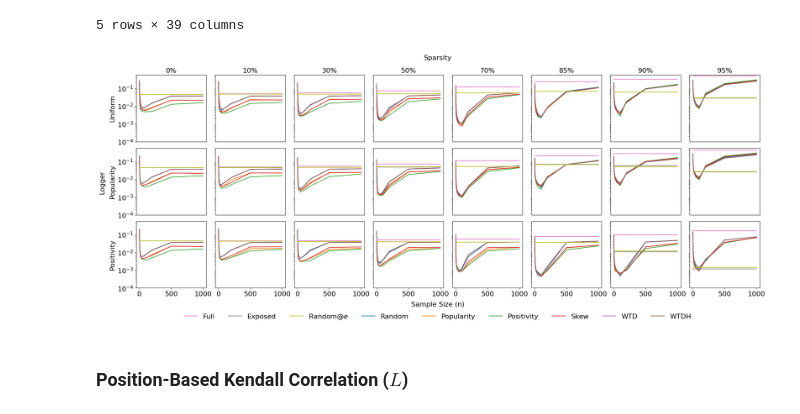
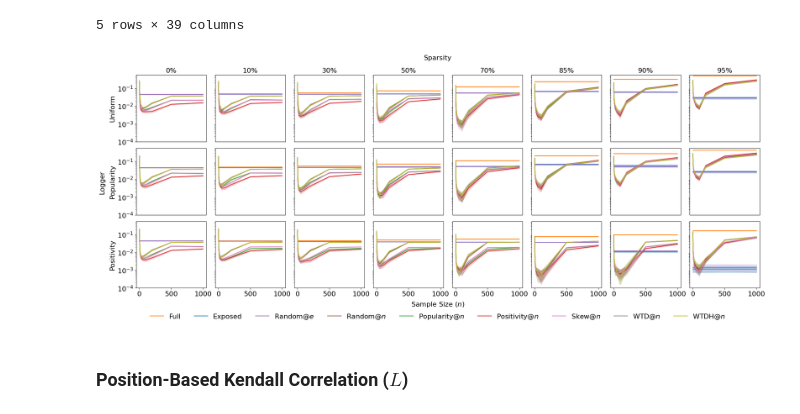
Before and after one commit to LatinUFMG/recommenders-sampling, a Jupyter notebook: experiments/sampling/paper_plots.ipynb, the cells around one changed output. Saved outputs shown, nothing was run; the diff lists cells and outputs as text; code cells hidden in the pictures.

```diff
--- a/experiments/sampling/paper_plots.ipynb
+++ b/experiments/sampling/paper_plots.ipynb
@@ -364,18 +364,24 @@ def format_sampler_name(c, return_at=False):
     if not return_at:
         c = c.split("@")[0]
 
-    c = c.split("-")[-1].replace("CNC", "").capitalize().replace("Randexpo", "Random@$e$")
+    c = c.split("-")[-1].replace("CNC", "").capitalize()
+    if c.startswith("Random"):
+        c = "Random@$n$"
+    if c.startswith("Randexpo"):
+        c = "Random@$e$"
     if c == "Gt":
         c = "GT"
     if c.startswith("Wtd"):
-        c = c.upper()
+        c = c.upper() + "@$n$"
     if c.startswith("Pop"):
-        c = "Popularity"
+        c = "Popularity" + "@$n$"
     if c.startswith("Pos"):
-        c = "Positivity"
+        c = "Positivity" + "@$n$"
+    if c.startswith("Skew"):
+        c = "Skew" + "@$n$"
 
     if "@" in c and return_at:
-        c += ("@" + c.split("@")[-1] if return_at else "")
+        c = (c.split("@")[0] + "@" + c.split("@")[-1] if return_at else "")
     return c
 
 plt.rcParams.update({'font.size': 16})
@@ -400,7 +406,7 @@ def sort_sampler_index(s):
     return tuple(sort_key)
 
 def sort_legend(handle, labels):
-    expected_order = {"GT": 0, "Full": 1, "Exposed": 2, "Random@$e$": 3, "Random@$n$": 4, "Popularity": 5, "Positivity": 6, "Skew": 7, "WTD": 8, "WTDH": 9}
+    expected_order = {"GT": 0, "Full": 1, "Exposed": 2, "Random@$e$": 3, "Random@$n$": 4, "Popularity@$n$": 5, "Positivity@$n$": 6, "Skew@$n$": 7, "WTD@$n$": 8, "WTDH@$n$": 9}
     sorted_indices = sorted(range(len(labels)), key=lambda i: expected_order.get(labels[i], len(expected_order)))
     sorted_handles = [handle[i] for i in sorted_indices]
     sorted_labels = [labels[i] for i in sorted_indices]
@@ -412,6 +418,7 @@ labels = None
 percentages_to_plot = [0, 10, 30, 50, 70, 85, 90, 95]
 
 ncols = len(bias_types)
+sns.color_palette("Set2", n_colors=9)
 fig, axes = plt.subplots(nrows=len(bias_types), ncols=len(percentages_to_plot), figsize=(22, 8))
 
 default_cols = ["CNCFULL", "EXPOSED", "CNCRANDEXPO"]
@@ -426,11 +433,22 @@ for i, biastype in enumerate(bias_types):
         df_ties_plot = (
             df_ties_plot
             .drop("sampler_size", axis=1)
-            .groupby(["sampler", "bias"]).mean(["tie_ratio"])
         )
 
         vmax = df_ties_plot["tie_ratio"].max()
-        df_ties_plot = df_ties_plot.pivot_table(index="sampler", columns="bias", values="tie_ratio")
+
+        # Pivot the DataFrame to create a grid for plotting
+        df_ties_plot2 = df_ties_plot.groupby(["sampler", "bias"])["tie_ratio"].apply(list)
+        dict_of_list_df_to_union = {}
+        for col, col_vals in df_ties_plot2.items():
+            if col[0] == "GT":
+                continue
+            dict_of_list_df_to_union.setdefault(col[0], pd.DataFrame())
+            dict_of_list_df_to_union[col[0]][col[1]] = col_vals
+            dict_of_list_df_to_union[col[0]]["sampler"] = col[0]
+        df_ties_plot = pd.concat([v for _, v in dict_of_list_df_to_union.items()]).set_index("sampler")
+        ###
+
         df_ties_plot["sort_index"] = df_ties_plot.index.map(lambda s: sort_sampler_index(s))
 
         df_ties_plot = (
@@ -482,7 +500,7 @@ for i, biastype in enumerate(bias_types):
     df_ties_plot = pd.concat([df_ties_plot] + list_new_corrdfs)
 
     df_ties_plot["sampler"] = df_ties_plot["sampler"].apply(lambda s: format_sampler_name(s))
-    df_ties_plot = df_ties_plot.query("sampler != 'GT'").copy()
+    df_ties_plot = df_ties_plot.query("sampler != 'GT'").reset_index(drop=True).sort_values("sampler").copy()
     for j, p in enumerate(percentages_to_plot):
         ax = axes[i][j]
         ax = sns.lineplot(df_ties_plot, x="at", y=biastype + str(p), hue="sampler", ax=ax)
@@ -492,35 +510,35 @@ for i, biastype in enumerate(bias_types):
         if i == 0:
             ax.set_title(f"{p}%", fontsize=16)
         if i == len(bias_types) - 1:
             ax.set_xlabel("")
         else:
             ax.xaxis.set_tick_params(length=0, labelbottom=False)
             ax.set_xlabel("")
             ax.set_xticklabels([])
 
         if j == 0:
             ax.set_ylabel(grid_label, fontsize=16)
         else:
             ax.yaxis.set_tick_params(length=0, labelbottom=False)
             ax.set_ylabel("")
             ax.set_yticklabels([])
 
         handles, labels = ax.get_legend_handles_labels()
         ax.legend_.remove()
 
 fig.legend(*sort_legend(handles, labels), loc='upper center', bbox_to_anchor=(0.5, -0.01), ncol=len(handles), frameon=False, fontsize=16)
 fig.tight_layout(w_pad=0.3, h_pad=0.3)
 
 # Add general labels for the grid
 fig.text(0.5, 1.01, "Sparsity", ha='center', va='center', fontsize=16)  # General x-axis label at the
-fig.text(0.5, 0.0, "Sample Size (n)", ha='center', va='center', fontsize=16)  # General x-axis label at the top
+fig.text(0.5, 0.0, "Sample Size ($n$)", ha='center', va='center', fontsize=16)  # General x-axis label at the top
 fig.text(0.0, 0.5, "Logger", ha='center', va='center', rotation='vertical', fontsize=16)  # General y-axis label
 
 fig.show()
 
 fig.savefig(os.path.join("q1_discriminative_line.pdf"), dpi=1300, bbox_inches="tight", pad_inches=0.05)
 # %% [output]
-[figure, old version]
+[figure, new version]
 # %% [markdown]
 ### Position-Based Kendall Correlation ($L$)
 # %%
```
Also changed, not shown: parts of 7 cells of this notebook.
